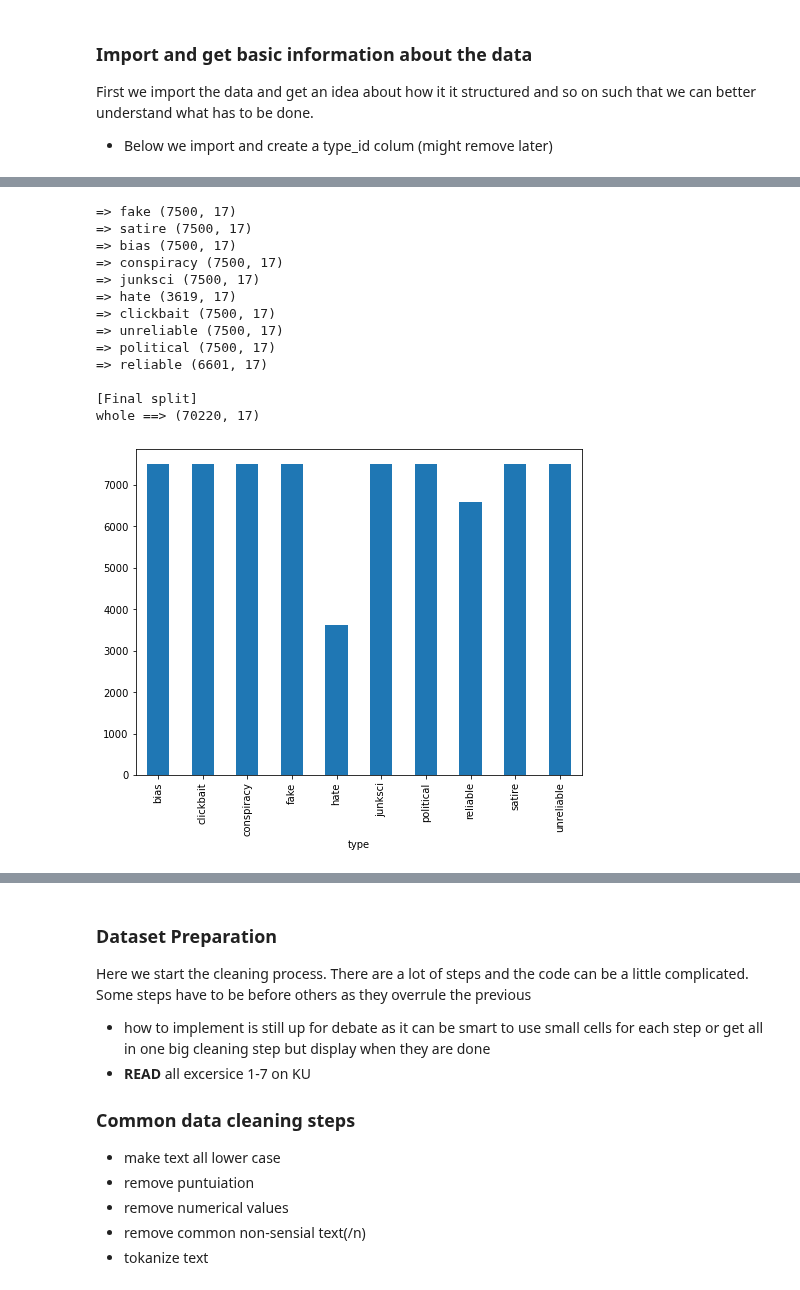
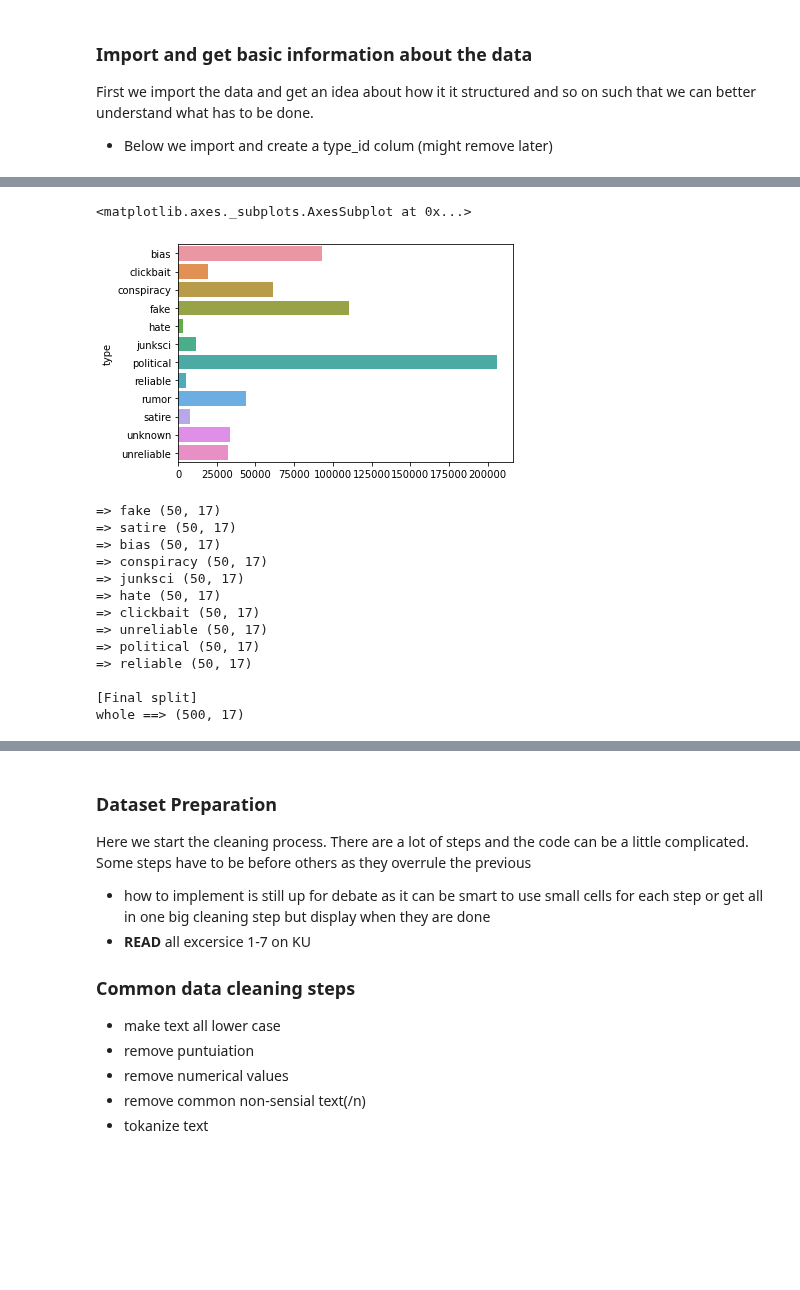
Before and after one commit to SystemOut1324/Datascience_Final_Project, a Jupyter notebook: Appendix/Manual/Setup_cleaning.ipynb, the cells around one changed output, grey strips where cells are left out. Cells and saved outputs as stored; diff of their text form; code cells hidden in the pictures; blank space fills up the shorter version.

```diff
--- a/Appendix/Manual/Setup_cleaning.ipynb
+++ b/Appendix/Manual/Setup_cleaning.ipynb
@@ -62,10 +79,19 @@ entire_df.head()
+# %%
+### Show info about dataset ###
+
+# Show rows for each type
+types = entire_df.groupby('type').content.count()
+sns.barplot(types.values, types.index)
+# %% [output]
+<matplotlib.axes._subplots.AxesSubplot at 0x...>
+[figure, added]
 # %%
-### SELECT SIZE OF DATASET ###
+### SELECT SIZE OF SUB-DATASET ###
 
 # This can generate a dataset with random purmutation and a max size for each type(can be smaller if desired max is not possible)
 
 # max size for type
-max_size = 7500
+max_size = 50
 # Labels to include - ['fake', 'satire', 'bias', 'conspiracy', 'state', 'junksci', 'hate', 'clickbait', 'unreliable', 'political', 'reliable'] - all labels
 use_types = ['fake', 'satire', 'bias', 'conspiracy', 'junksci', 'hate', 'clickbait', 'unreliable', 'political', 'reliable']
 # Random seed
@@ -94,25 +120,16 @@ for t in use_types:
 
 print("\n[Final split]\nwhole ==>", df.shape)
 # %% [output]
-=> fake (7500, 17)
-=> satire (7500, 17)
-=> bias (7500, 17)
-=> conspiracy (7500, 17)
-=> junksci (7500, 17)
-=> hate (3619, 17)
-=> clickbait (7500, 17)
-=> unreliable (7500, 17)
-=> political (7500, 17)
-=> reliable (6601, 17)
+=> fake (50, 17)
+=> satire (50, 17)
+=> bias (50, 17)
+=> conspiracy (50, 17)
+=> junksci (50, 17)
+=> hate (50, 17)
+=> clickbait (50, 17)
+=> unreliable (50, 17)
+=> political (50, 17)
+=> reliable (50, 17)
 
 [Final split]
-whole ==> (70220, 17)
+whole ==> (500, 17)
-# %%
-# plotting of categories
-
-import matplotlib.pyplot as plt
-fig = plt.figure(figsize=(8,6))
-df.groupby('type').content.count().plot.bar(ylim=0)
-plt.show()
-# %% [output]
-[figure, removed]
```
Also changed, not shown: parts of 17 cells of this notebook.
